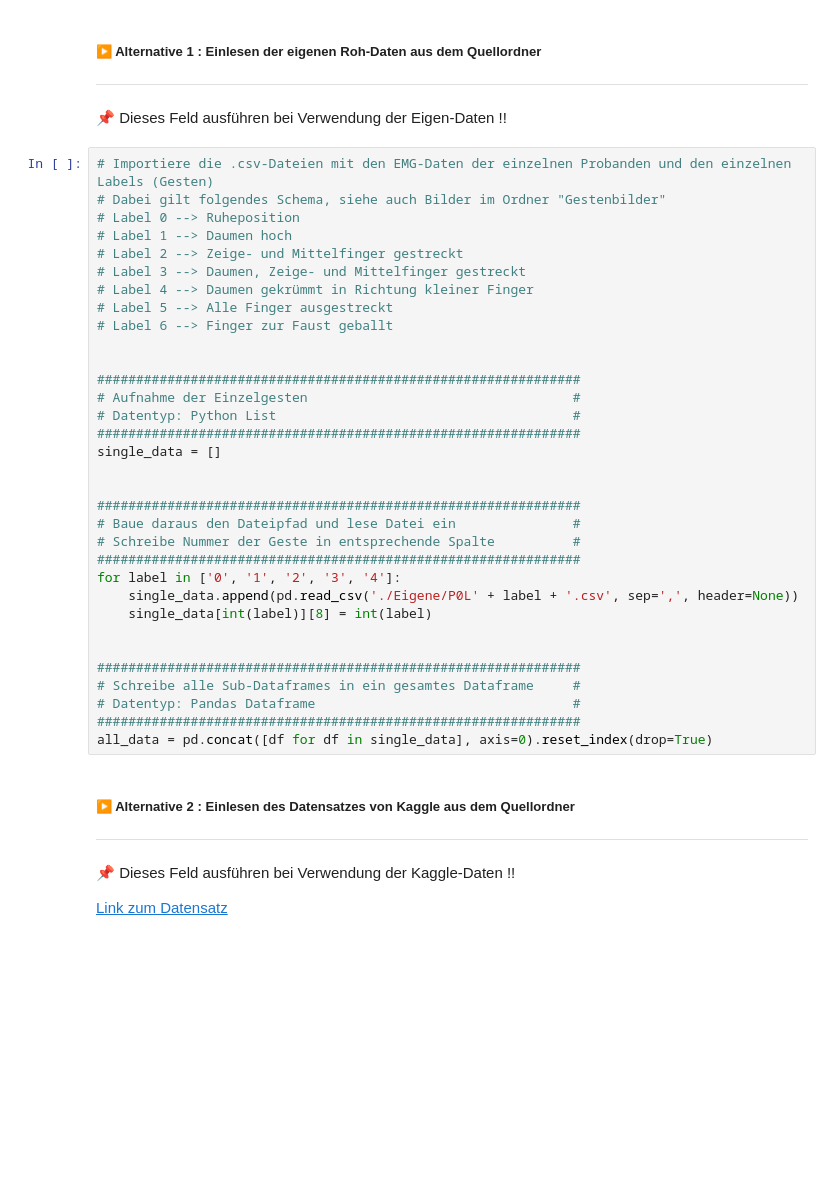
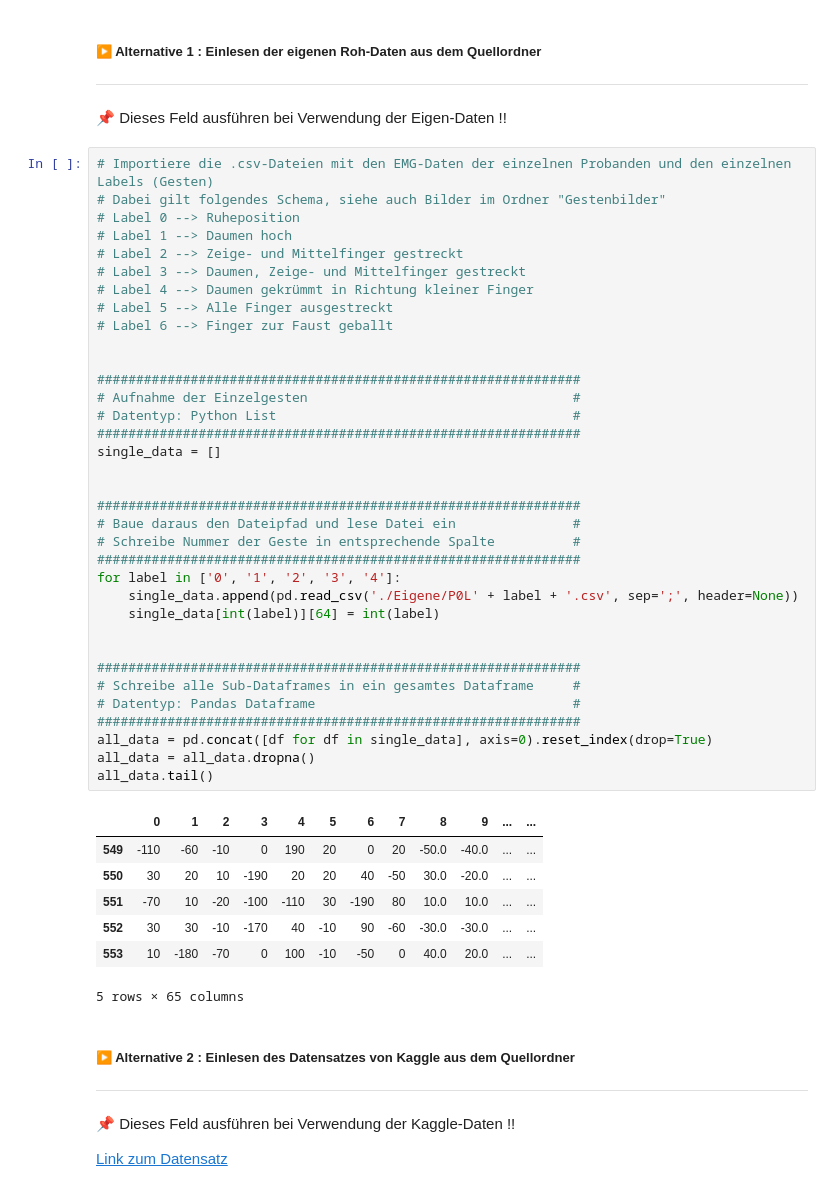
Before and after one commit to Gizmo-Labs/Informatik-Bachelor-Thesis, a Jupyter notebook: Jupyter-Notebooks/Model-Exploration_Variante_2.ipynb, the cells around one changed output. Drawn from its saved outputs; the diff is of its cells as text; blank space fills up the shorter version.

```diff
--- a/Jupyter-Notebooks/Model-Exploration_Variante_2.ipynb
+++ b/Jupyter-Notebooks/Model-Exploration_Variante_2.ipynb
@@ -49,35 +49,45 @@ from keras import ops # type: ignore
 # Importiere die .csv-Dateien mit den EMG-Daten der einzelnen Probanden und den einzelnen Labels (Gesten)
 # Dabei gilt folgendes Schema, siehe auch Bilder im Ordner "Gestenbilder"
 # Label 0 --> Ruheposition
 # Label 1 --> Daumen hoch
 # Label 2 --> Zeige- und Mittelfinger gestreckt
 # Label 3 --> Daumen, Zeige- und Mittelfinger gestreckt
 # Label 4 --> Daumen gekrümmt in Richtung kleiner Finger
 # Label 5 --> Alle Finger ausgestreckt
 # Label 6 --> Finger zur Faust geballt
 
 
 ##############################################################
 # Aufnahme der Einzelgesten                                  #
 # Datentyp: Python List                                      #
 ##############################################################
 single_data = []
 
 
 ##############################################################
 # Baue daraus den Dateipfad und lese Datei ein               #
 # Schreibe Nummer der Geste in entsprechende Spalte          #
 ##############################################################
 for label in ['0', '1', '2', '3', '4']:
-    single_data.append(pd.read_csv('./Eigene/P0L' + label + '.csv', sep=',', header=None))
-    single_data[int(label)][8] = int(label)
+    single_data.append(pd.read_csv('./Eigene/P0L' + label + '.csv', sep=';', header=None))
+    single_data[int(label)][64] = int(label)
 
 
 ##############################################################
 # Schreibe alle Sub-Dataframes in ein gesamtes Dataframe     #
 # Datentyp: Pandas Dataframe                                 #
 ##############################################################
 all_data = pd.concat([df for df in single_data], axis=0).reset_index(drop=True)
+all_data = all_data.dropna()
+all_data.tail()
+# %% [output]
+|  | 0 | 1 | 2 | 3 | 4 | 5 | 6 | 7 | 8 | 9 | ... | ... |
+| 549 | -110 | -60 | -10 | 0 | 190 | 20 | 0 | 20 | -50.0 | -40.0 | ... | ... |
+| 550 | 30 | 20 | 10 | -190 | 20 | 20 | 40 | -50 | 30.0 | -20.0 | ... | ... |
+| 551 | -70 | 10 | -20 | -100 | -110 | 30 | -190 | 80 | 10.0 | 10.0 | ... | ... |
+| 552 | 30 | 30 | -10 | -170 | 40 | -10 | 90 | -60 | -30.0 | -30.0 | ... | ... |
+| 553 | 10 | -180 | -70 | 0 | 100 | -10 | -50 | 0 | 40.0 | 20.0 | ... | ... |
+5 rows × 65 columns
 # %% [markdown]
 ##### ▶️ Alternative 2 : Einlesen des Datensatzes von Kaggle aus dem Quellordner
 
```
Also changed, not shown: parts of 14 cells of this notebook, 1 other file.
